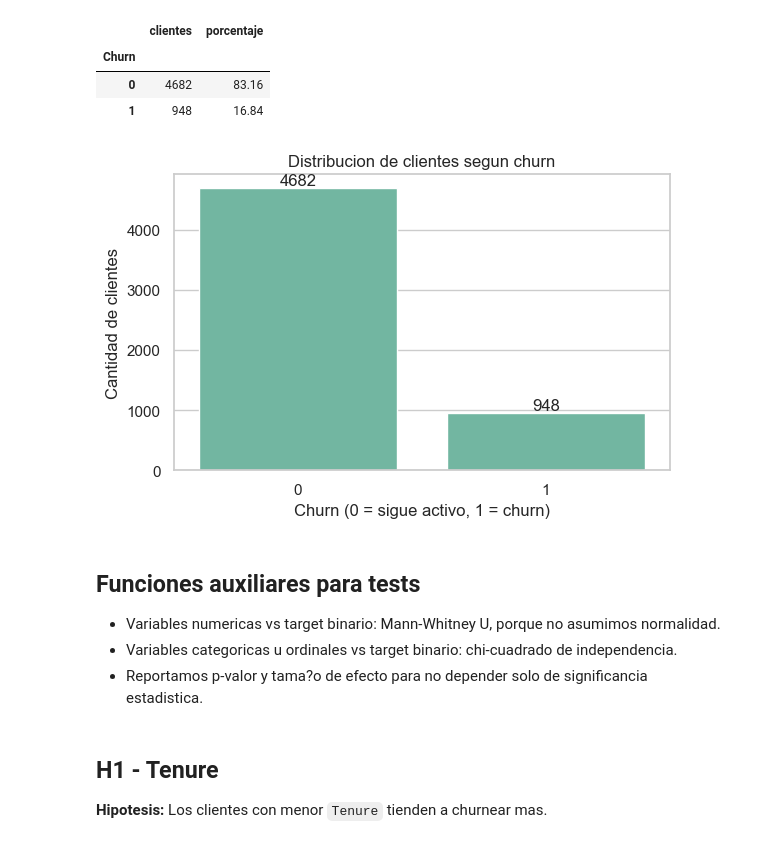
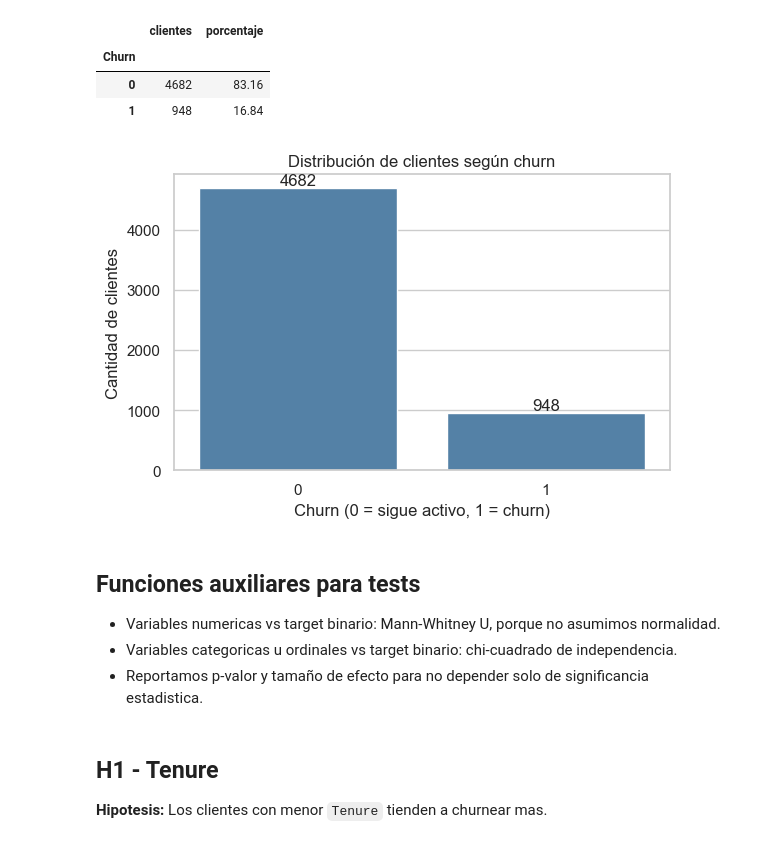
Before and after one commit to LBinello2004/TP3_Prediccion_Churn_IAAN_Grupo_04, a Jupyter notebook: notebooks/2. EDA guiado por hipotesis.ipynb, the cells around one changed output. Cells and saved outputs as stored; diff of their text form; code cells hidden in the pictures.

```diff
--- a/notebooks/2. EDA guiado por hipotesis.ipynb
+++ b/notebooks/2. EDA guiado por hipotesis.ipynb
@@ -21,9 +21,10 @@ from scipy import stats
 
 sns.set_theme(style="whitegrid", palette="Set2")
 
-DATA_PATH = Path("../data/raw/datos.csv")
+DATA_PATH = Path("../data/processed/datos_limpios.csv")
 OUTPUT_DIR = Path("../outputs/eda")
 OUTPUT_DIR.mkdir(parents=True, exist_ok=True)
+blue = "steelblue"
 
 TARGET = "Churn"
 # %% [markdown]
@@ -61,23 +60,31 @@ target_summary
 | 1 | 948 | 16.84 |
 # %%
 fig, ax = plt.subplots(figsize=(6, 4))
-sns.countplot(data=df, x=TARGET, ax=ax)
-ax.set_title("Distribucion de clientes segun churn")
+
+sns.countplot(
+    data=df,
+    x=TARGET,
+    ax=ax,
+    color=blue)
+
+ax.set_title("Distribución de clientes según churn")
 ax.set_xlabel("Churn (0 = sigue activo, 1 = churn)")
 ax.set_ylabel("Cantidad de clientes")
+
 for container in ax.containers:
     ax.bar_label(container)
+
 fig.tight_layout()
-fig.savefig(OUTPUT_DIR / "target_distribution.png", dpi=150)
+fig.savefig(OUTPUT_DIR / "0.distribucion_churn.png", dpi=150)
 plt.show()
 # %% [output]
-[figure, old version]
+[figure, new version]
 # %% [markdown]
 ## Funciones auxiliares para tests
 
 - Variables numericas vs target binario: Mann-Whitney U, porque no asumimos normalidad.
 - Variables categoricas u ordinales vs target binario: chi-cuadrado de independencia.
-- Reportamos p-valor y tama?o de efecto para no depender solo de significancia estadistica.
+- Reportamos p-valor y tamaño de efecto para no depender solo de significancia estadistica.
 # %%
 def format_pvalue(p_value):
     return "< 0.001" if p_value < 0.001 else f"{p_value:.4f}"
```
Also changed, not shown: parts of 27 cells of this notebook, 15 other files.
